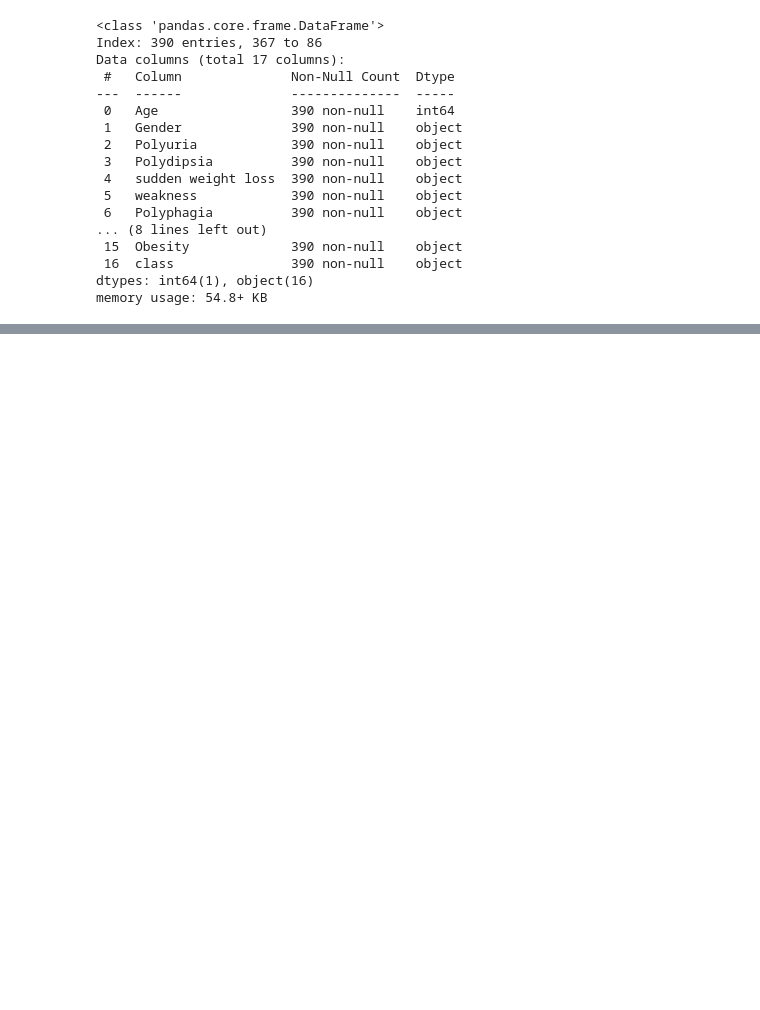
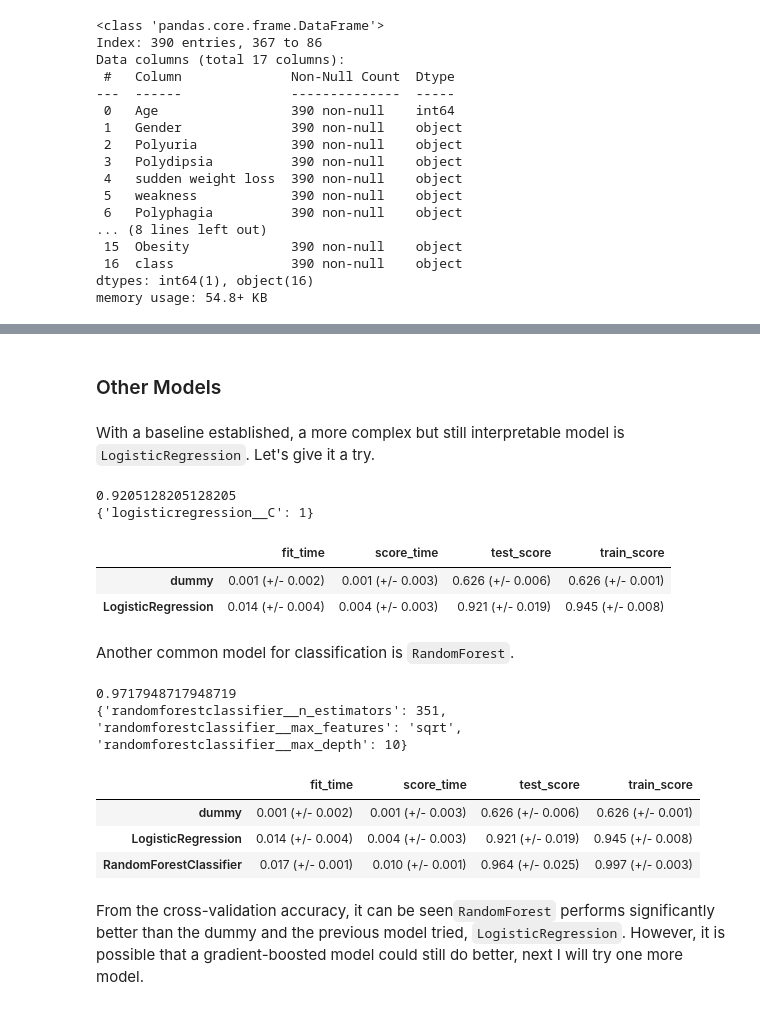
Before and after one commit to jtan29/diabetes-analysis, a Jupyter notebook: diabetes.ipynb, the cells around one changed output, grey strips where cells are left out. Cells and saved outputs as stored; diff of their text form; code cells hidden in the pictures; blank space fills up the shorter version.

```diff
--- a/diabetes.ipynb
+++ b/diabetes.ipynb
@@ -125,0 +178,75 @@ def mean_std_cross_val_scores(model, X_train, y_train, **kwargs):
+# %% [markdown]
+### Other Models
+# %% [markdown]
+With a baseline established, a more complex but still interpretable model is `LogisticRegression`. Let's give it a try.
+# %%
+param_dist = {
+    "logisticregression__C": [0.001, 0.01, 0.1, 1, 10, 100, 1000, 10000]
+}
+
+pipe = make_pipeline(preprocessor, LogisticRegression(max_iter=10000))
+
+random_search = RandomizedSearchCV(pipe,
+                  random_state = 111,
+                  param_distributions = param_dist,
+                  n_iter=100,
+                  return_train_score=True)
+
+random_search.fit(X_train, y_train)
+lr_best_score = random_search.best_score_
+lr_best_params = random_search.best_params_
+print(lr_best_score)
+print(lr_best_params)
+# %% [output]
+0.9205128205128205
+{'logisticregression__C': 1}
+# %%
+lr = make_pipeline(preprocessor, LogisticRegression(max_iter=10000, C=lr_best_params['logisticregression__C']))
+results["LogisticRegression"] = mean_std_cross_val_scores(lr, X_train, y_train, cv=5,return_train_score=True)
+display(pd.DataFrame(results).T)
+# %% [output]
+|  | fit_time | score_time | test_score | train_score |
+| dummy | 0.001 (+/- 0.002) | 0.001 (+/- 0.003) | 0.626 (+/- 0.006) | 0.626 (+/- 0.001) |
+| LogisticRegression | 0.014 (+/- 0.004) | 0.004 (+/- 0.003) | 0.921 (+/- 0.019) | 0.945 (+/- 0.008) |
+# %% [markdown]
+Another common model for classification is `RandomForest`.
+# %%
+param_dist = {
+    "randomforestclassifier__max_depth": [None, 1, 5, 10, 50, 100, 200, 500],
+    "randomforestclassifier__max_features": ["sqrt", "log2", None],
+    "randomforestclassifier__n_estimators": range(1, 501, 10)
+
+}
+
+pipe = make_pipeline(preprocessor, RandomForestClassifier(n_jobs=-1))
+
+random_search = RandomizedSearchCV(pipe,
+                  random_state = 111,
+                  param_distributions = param_dist,
+                  n_iter=100,
+                  n_jobs=-1,
+                  return_train_score=True)
+
+random_search.fit(X_train, y_train)
+rf_best_score = random_search.best_score_
+rf_best_params = random_search.best_params_
+print(rf_best_score)
+print(rf_best_params)
+# %% [output]
+0.9717948717948719
+{'randomforestclassifier__n_estimators': 351, 'randomforestclassifier__max_features': 'sqrt', 'randomforestclassifier__max_depth': 10}
+# %%
+rf = make_pipeline(preprocessor, RandomForestClassifier(n_jobs=-1,
+                                                        max_depth = rf_best_params['randomforestclassifier__max_depth'],
+                                                        max_features = rf_best_params["randomforestclassifier__max_features"],
+                                                        n_estimators = rf_best_params["randomforestclassifier__max_depth"]))
+
+results["RandomForestClassifier"] = mean_std_cross_val_scores(rf, X_train, y_train, cv=5, return_train_score=True)
+display(pd.DataFrame(results).T)
+# %% [output]
+|  | fit_time | score_time | test_score | train_score |
+| dummy | 0.001 (+/- 0.002) | 0.001 (+/- 0.003) | 0.626 (+/- 0.006) | 0.626 (+/- 0.001) |
+| LogisticRegression | 0.014 (+/- 0.004) | 0.004 (+/- 0.003) | 0.921 (+/- 0.019) | 0.945 (+/- 0.008) |
+| RandomForestClassifier | 0.017 (+/- 0.001) | 0.010 (+/- 0.001) | 0.964 (+/- 0.025) | 0.997 (+/- 0.003) |
+# %% [markdown]
+From the cross-validation accuracy, it can be seen`RandomForest` performs significantly better than the dummy and the previous model tried, `LogisticRegression`. However, it is possible that a gradient-boosted model could still do better, next I will try one more model.
```
Also changed, not shown: parts of 30 cells of this notebook, 4 other files.
